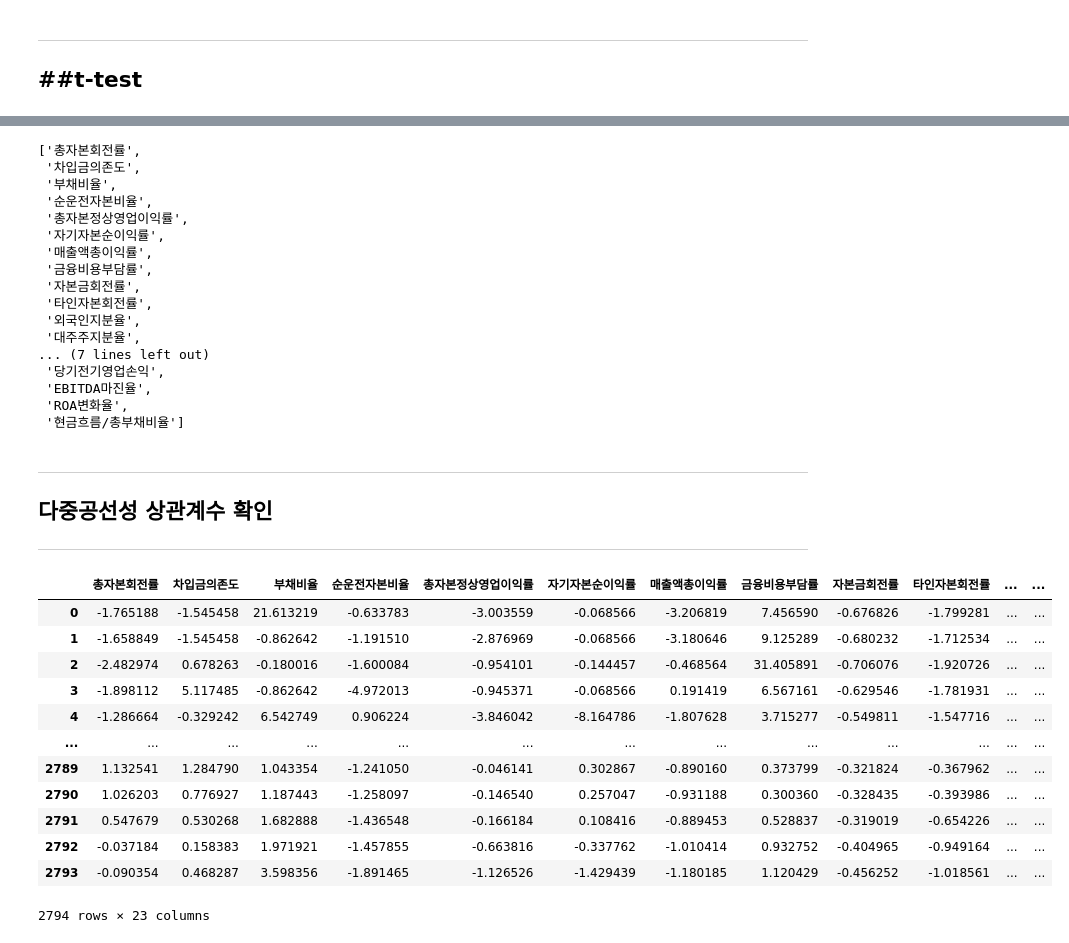
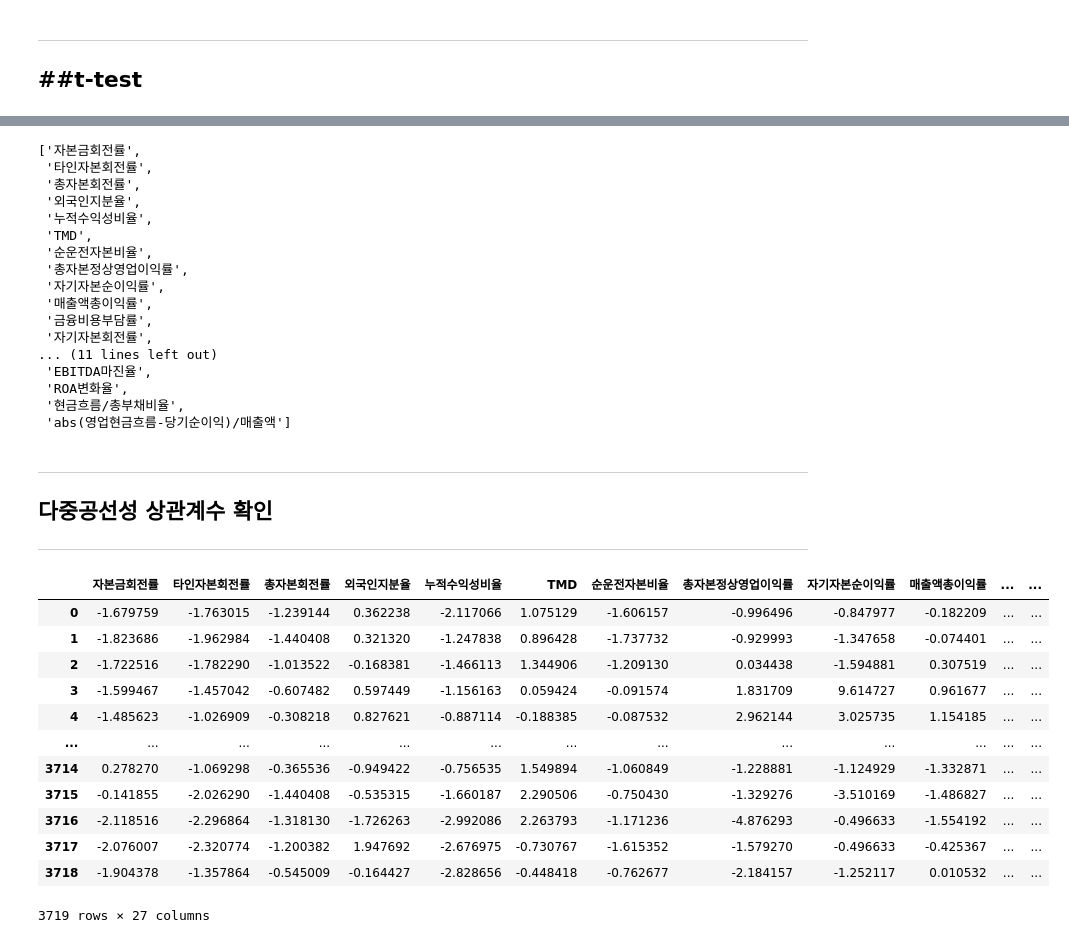
Before and after one commit to JIHUNKI/project_2, a Jupyter notebook: 코스피 3.통계.ipynb, the cells around one changed output, grey strips where cells are left out. Cells and saved outputs as stored; diff of their text form; code cells hidden in the pictures.

```diff
--- a/코스피 3.통계.ipynb
+++ b/코스피 3.통계.ipynb
@@ -135,7 +135,7 @@ normal_test('kstest',수치형_col)
 ## 등분산성검정
 ---
 # %%
-train = pd.read_csv('./datasets/전처리완료/코스피_train_std.csv',index_col=0)
+train = pd.read_csv('./datasets/전처리완료/코스피_train_power.csv',index_col=0)
 train['target_1'] = train['target_1'].astype(int)
 train['target_2'] = train['target_2'].astype(int)
 train.info()
@@ -275,48 +290,48 @@ welch[welch['p_val']<0.05]
 t_검정변수 = student_변수 + welch_변수
 t_검정변수
 # %% [output]
-['총자본회전률',
- '차입금의존도',
- '부채비율',
+['자본금회전률',
+ '타인자본회전률',
+ '총자본회전률',
+ '외국인지분율',
+ '누적수익성비율',
+ 'TMD',
  '순운전자본비율',
  '총자본정상영업이익률',
  '자기자본순이익률',
  '매출액총이익률',
  '금융비용부담률',
- '자본금회전률',
- '타인자본회전률',
- '외국인지분율',
- '대주주지분율',
-... (7 lines left out)
- '당기전기영업손익',
+ '자기자본회전률',
+... (11 lines left out)
  'EBITDA마진율',
  'ROA변화율',
- '현금흐름/총부채비율']
+ '현금흐름/총부채비율',
+ 'abs(영업현금흐름-당기순이익)/매출액']
 # %% [markdown]
 ---
 ## 다중공선성 상관계수 확인
 ---
 # %%
-train = pd.read_csv('./datasets/전처리완료/코스피_train_std.csv',index_col=0)
-test = pd.read_csv('./datasets/전처리완료/코스피_test_std.csv',index_col=0)
+train = pd.read_csv('./datasets/전처리완료/코스피_train_power.csv',index_col=0)
+test = pd.read_csv('./datasets/전처리완료/코스피_test_power.csv',index_col=0)
 명목형_col = [['회사명','거래소코드','회계년도','산업군','target_1','target_2','target_3']]
 
 수치형_col = train[t_검정변수]
 수치형_col
 # %% [output]
-|  | 총자본회전률 | 차입금의존도 | 부채비율 | 순운전자본비율 | 총자본정상영업이익률 | 자기자본순이익률 | 매출액총이익률 | 금융비용부담률 | 자본금회전률 | 타인자본회전률 | ... | ... |
-| 0 | -1.765188 | -1.545458 | 21.613219 | -0.633783 | -3.003559 | -0.068566 | -3.206819 | 7.456590 | -0.676826 | -1.799281 | ... | ... |
-| 1 | -1.658849 | -1.545458 | -0.862642 | -1.191510 | -2.876969 | -0.068566 | -3.180646 | 9.125289 | -0.680232 | -1.712534 | ... | ... |
-| 2 | -2.482974 | 0.678263 | -0.180016 | -1.600084 | -0.954101 | -0.144457 | -0.468564 | 31.405891 | -0.706076 | -1.920726 | ... | ... |
-| 3 | -1.898112 | 5.117485 | -0.862642 | -4.972013 | -0.945371 | -0.068566 | 0.191419 | 6.567161 | -0.629546 | -1.781931 | ... | ... |
-| 4 | -1.286664 | -0.329242 | 6.542749 | 0.906224 | -3.846042 | -8.164786 | -1.807628 | 3.715277 | -0.549811 | -1.547716 | ... | ... |
+|  | 자본금회전률 | 타인자본회전률 | 총자본회전률 | 외국인지분율 | 누적수익성비율 | TMD | 순운전자본비율 | 총자본정상영업이익률 | 자기자본순이익률 | 매출액총이익률 | ... | ... |
+| 0 | -1.679759 | -1.763015 | -1.239144 | 0.362238 | -2.117066 | 1.075129 | -1.606157 | -0.996496 | -0.847977 | -0.182209 | ... | ... |
+| 1 | -1.823686 | -1.962984 | -1.440408 | 0.321320 | -1.247838 | 0.896428 | -1.737732 | -0.929993 | -1.347658 | -0.074401 | ... | ... |
+| 2 | -1.722516 | -1.782290 | -1.013522 | -0.168381 | -1.466113 | 1.344906 | -1.209130 | 0.034438 | -1.594881 | 0.307519 | ... | ... |
+| 3 | -1.599467 | -1.457042 | -0.607482 | 0.597449 | -1.156163 | 0.059424 | -0.091574 | 1.831709 | 9.614727 | 0.961677 | ... | ... |
+| 4 | -1.485623 | -1.026909 | -0.308218 | 0.827621 | -0.887114 | -0.188385 | -0.087532 | 2.962144 | 3.025735 | 1.154185 | ... | ... |
 | ... | ... | ... | ... | ... | ... | ... | ... | ... | ... | ... | ... | ... |
-| 2789 | 1.132541 | 1.284790 | 1.043354 | -1.241050 | -0.046141 | 0.302867 | -0.890160 | 0.373799 | -0.321824 | -0.367962 | ... | ... |
-| 2790 | 1.026203 | 0.776927 | 1.187443 | -1.258097 | -0.146540 | 0.257047 | -0.931188 | 0.300360 | -0.328435 | -0.393986 | ... | ... |
-| 2791 | 0.547679 | 0.530268 | 1.682888 | -1.436548 | -0.166184 | 0.108416 | -0.889453 | 0.528837 | -0.319019 | -0.654226 | ... | ... |
-| 2792 | -0.037184 | 0.158383 | 1.971921 | -1.457855 | -0.663816 | -0.337762 | -1.010414 | 0.932752 | -0.404965 | -0.949164 | ... | ... |
-| 2793 | -0.090354 | 0.468287 | 3.598356 | -1.891465 | -1.126526 | -1.429439 | -1.180185 | 1.120429 | -0.456252 | -1.018561 | ... | ... |
+| 3714 | 0.278270 | -1.069298 | -0.365536 | -0.949422 | -0.756535 | 1.549894 | -1.060849 | -1.228881 | -1.124929 | -1.332871 | ... | ... |
+| 3715 | -0.141855 | -2.026290 | -1.440408 | -0.535315 | -1.660187 | 2.290506 | -0.750430 | -1.329276 | -3.510169 | -1.486827 | ... | ... |
+| 3716 | -2.118516 | -2.296864 | -1.318130 | -1.726263 | -2.992086 | 2.263793 | -1.171236 | -4.876293 | -0.496633 | -1.554192 | ... | ... |
+| 3717 | -2.076007 | -2.320774 | -1.200382 | 1.947692 | -2.676975 | -0.730767 | -1.615352 | -1.579270 | -0.496633 | -0.425367 | ... | ... |
+| 3718 | -1.904378 | -1.357864 | -0.545009 | -0.164427 | -2.828656 | -0.448418 | -0.762677 | -2.184157 | -1.252117 | 0.010532 | ... | ... |
-2794 rows × 23 columns
+3719 rows × 27 columns
 # %%
 from statsmodels.stats.outliers_influence import variance_inflation_factor
 
```
Also changed, not shown: parts of 17 cells of this notebook, 6 other files.
